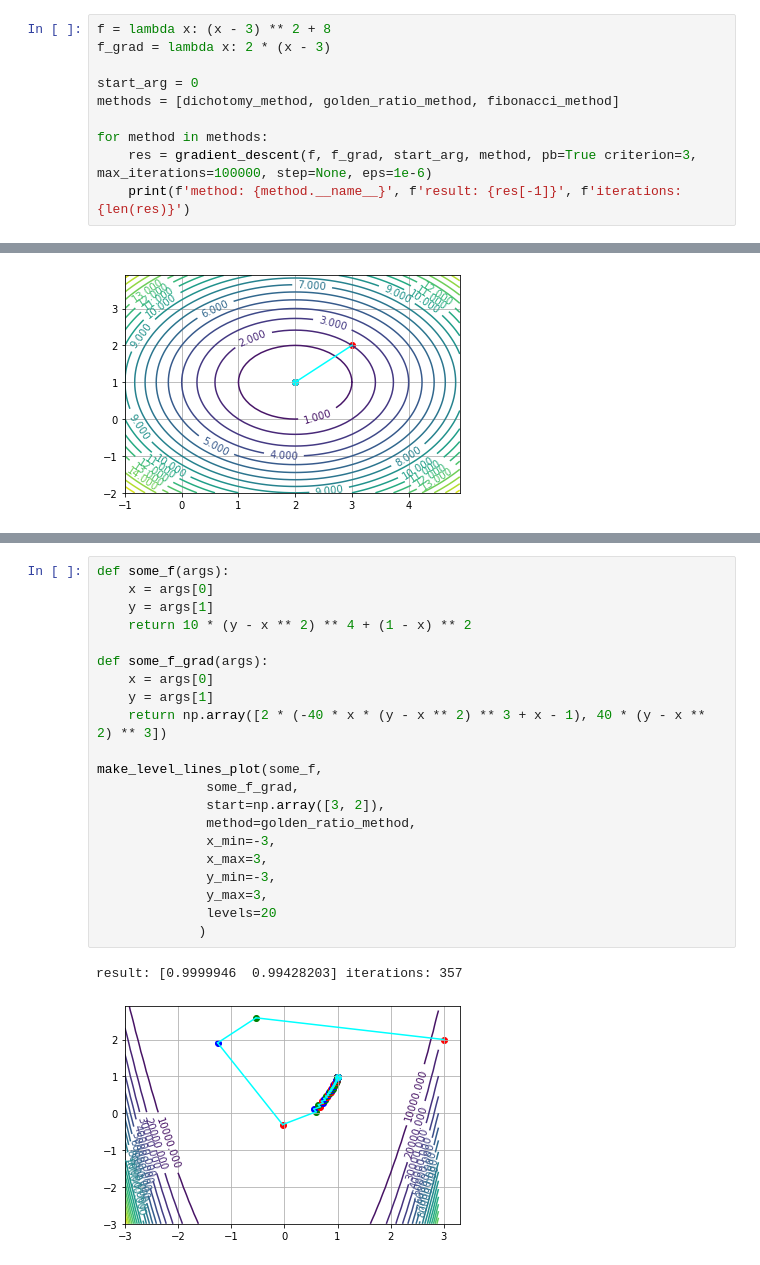
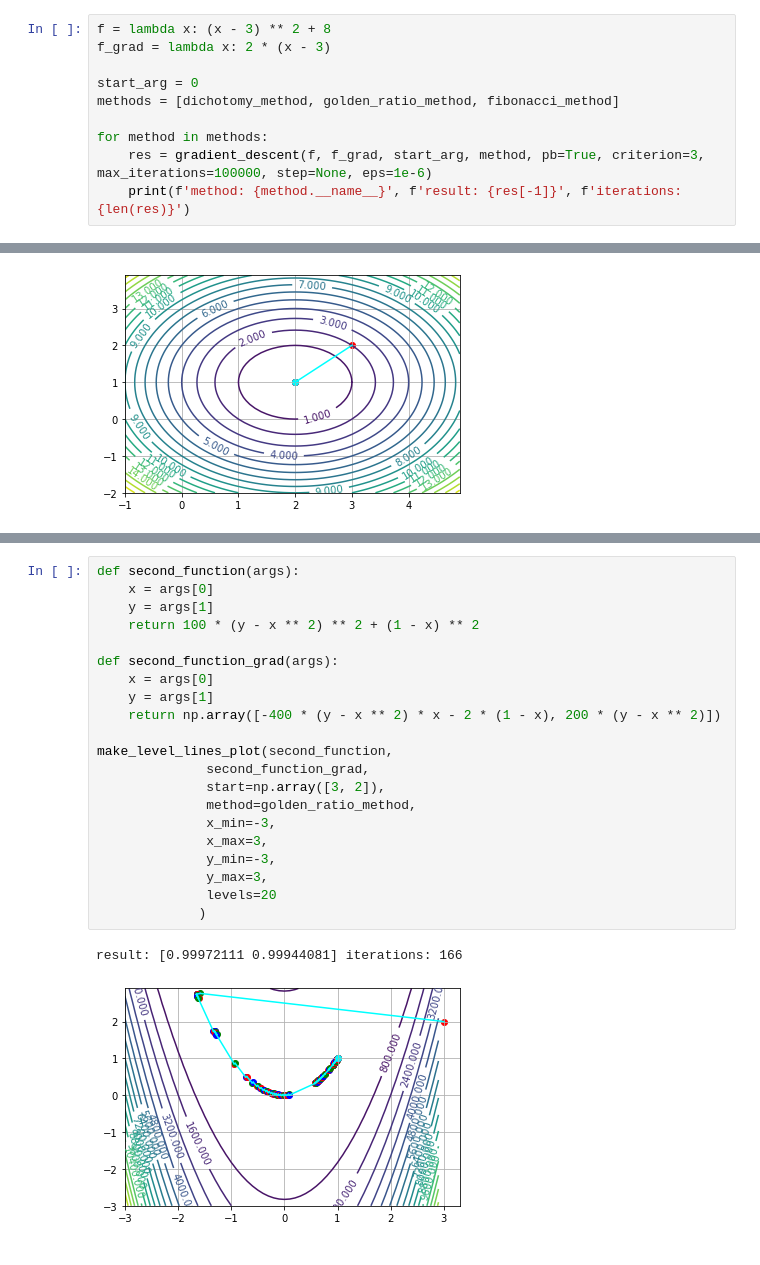
Before and after one commit to pool-party/optimization-methods, a Jupyter notebook: first-order/gradient_descent_plots.ipynb, the cells around one changed output, grey strips where cells are left out. Saved outputs shown, nothing was run; the diff lists cells and outputs as text.

```diff
--- a/first-order/gradient_descent_plots.ipynb
+++ b/first-order/gradient_descent_plots.ipynb
@@ -13,7 +14,7 @@ start_arg = 0
 methods = [dichotomy_method, golden_ratio_method, fibonacci_method]
 
 for method in methods:
-    res = gradient_descent(f, f_grad, start_arg, method, pb=True criterion=3, max_iterations=100000, step=None, eps=1e-6)
+    res = gradient_descent(f, f_grad, start_arg, method, pb=True, criterion=3, max_iterations=100000, step=None, eps=1e-6)
     print(f'method: {method.__name__}', f'result: {res[-1]}', f'iterations: {len(res)}')
 # %% [output]
 method: dichotomy_method result: 2.9999994677948676 iterations: 100001
@@ -133,26 +130,26 @@ make_level_lines_plot(another_f,
 result: [1.00013652 1.00013979] iterations: 93
 [figure]
 # %%
-def some_f(args):
+def second_function(args):
     x = args[0]
     y = args[1]
-    return 10 * (y - x ** 2) ** 4 + (1 - x) ** 2
+    return 100 * (y - x ** 2) ** 2 + (1 - x) ** 2
 
-def some_f_grad(args):
+def second_function_grad(args):
     x = args[0]
     y = args[1]
-    return np.array([2 * (-40 * x * (y - x ** 2) ** 3 + x - 1), 40 * (y - x ** 2) ** 3])
+    return np.array([-400 * (y - x ** 2) * x - 2 * (1 - x), 200 * (y - x ** 2)])
 
-make_level_lines_plot(some_f,
-              some_f_grad,
+make_level_lines_plot(second_function,
+              second_function_grad,
               start=np.array([3, 2]),
               method=golden_ratio_method,
               x_min=-3,
               x_max=3,
               y_min=-3,
               y_max=3,
               levels=20
              )
 # %% [output]
-result: [0.9999946  0.99428203] iterations: 357
+result: [0.99972111 0.99944081] iterations: 166
-[figure, old version]
+[figure, new version]
```
Also changed, not shown: parts of 7 cells of this notebook, 2 other files.
